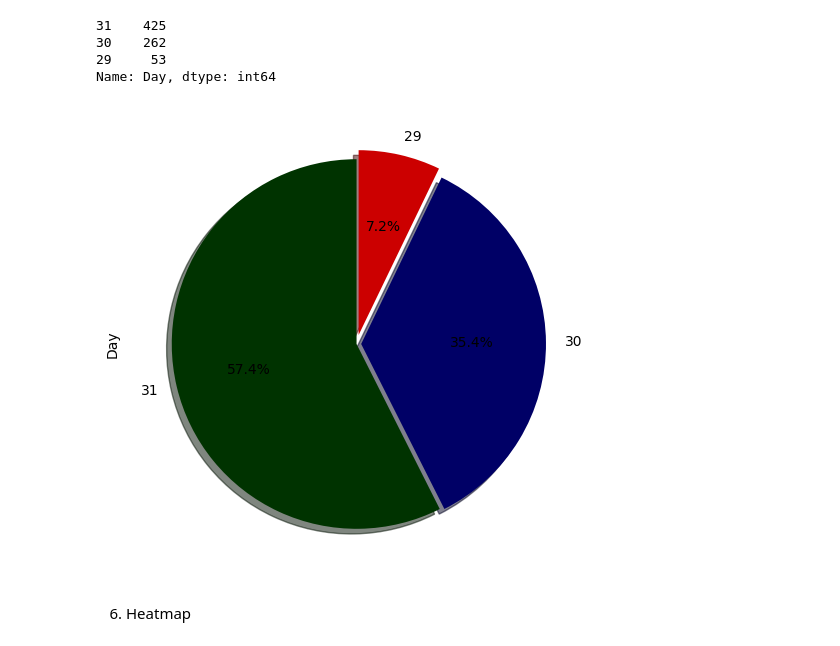
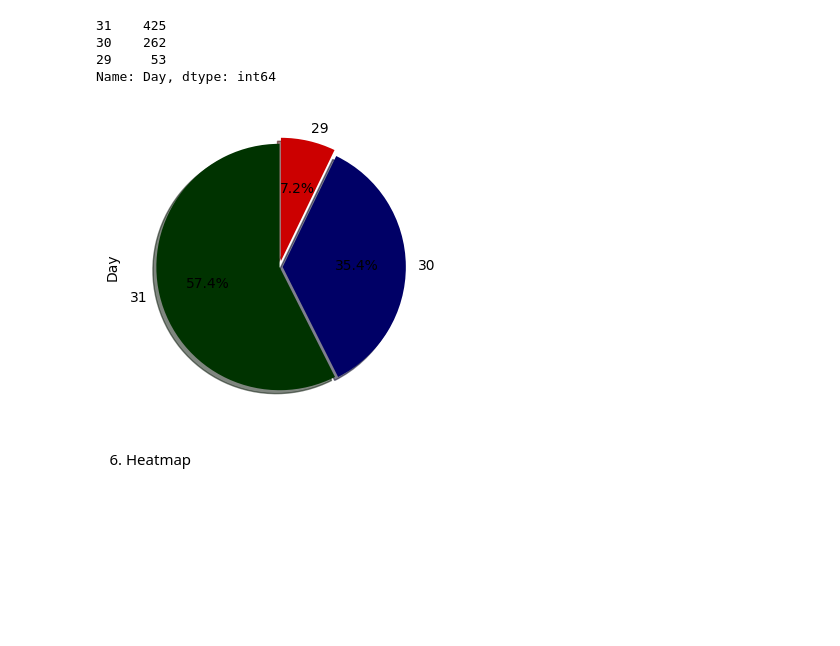
Before and after one commit to divyakedia/OIBSIP, a Jupyter notebook: Unemployment_Analysis.ipynb, the cells around one changed output. Drawn from its saved outputs; the diff is of its cells as text; code cells hidden in the pictures; blank space fills up the shorter version.

```diff
--- a/Unemployment_Analysis.ipynb
+++ b/Unemployment_Analysis.ipynb
@@ -289,15 +289,15 @@ data_set1['Day'].value_counts()
 Name: Day, dtype: int64
 # %%
 data_set1['Day'].value_counts().plot(kind='pie',
-                              figsize=(15,6),
+                              figsize=(8,4),
                                autopct="%1.1f%%",
                                startangle=90,
                                shadow=True,
                                labels=["31","30","29"],
                                colors=['#003300','#000066',"#cc0000"],
                                explode=[0,0.025,0.05]);
 # %% [output]
-[figure, old version]
+[figure, new version]
 # %% [markdown]
 6. Heatmap
 # %%
```
Also changed, not shown: parts of 2 cells of this notebook.
